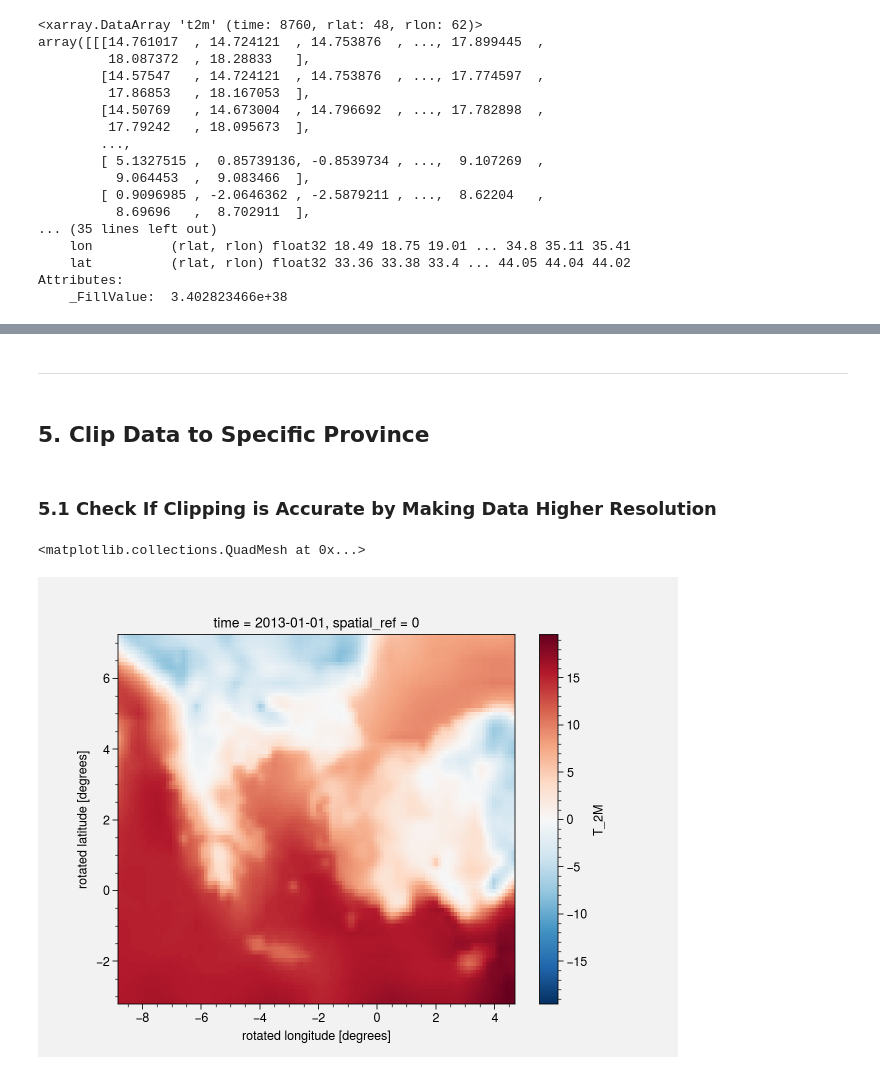
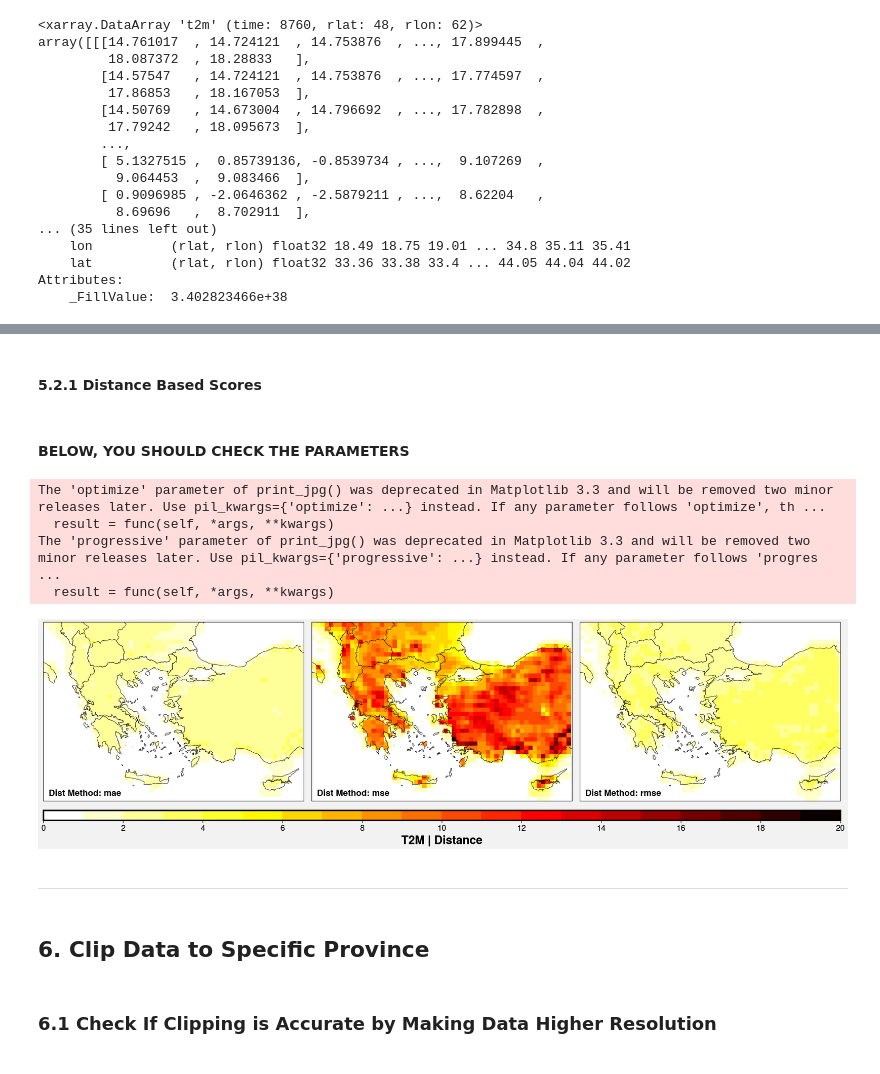
Before and after one commit to donmezkutay/Climate-Modelling-Lesson-Project, a Jupyter notebook: process_1D_graphics.ipynb, the cells around one changed output, grey strips where cells are left out. Cells and saved outputs as stored; diff of their text form; code cells hidden in the pictures.

```diff
--- a/process_1D_graphics.ipynb
+++ b/process_1D_graphics.ipynb
@@ -168,5 +282,37 @@ Attributes:
+# %% [markdown]
+#### 5.2.1 Distance Based Scores
+# %% [markdown]
+#### **BELOW, YOU SHOULD CHECK THE PARAMETERS**
+# %%
+# data
+data_df = xr_skill_dist
+
+# graphic features
+fig_array = [[1,2,3]]
+
+cmap = plt.get_cmap('hot_r')
+vmin = 0
+vmax = 20
+norm = BoundaryNorm(np.arange(vmin, vmax+1, 1), ncolors=cmap.N, clip=True)
+ticks = np.arange(vmin, vmax + 2, 2)
+graphic_no = 3
+method='Dist Method'
+difference_method = 'Distance'
+
+# projection
+crs_data = cartopy.crs.RotatedPole(**crs_parameters)
+
+plot_facet_map(data_df, cmap, vmin, vmax, norm, ticks,
+               crs_data, graphic_no, era5_var, model_level,
+               plevel, method, difference_method, fig_array)
+# %% [output]
+The 'optimize' parameter of print_jpg() was deprecated in Matplotlib 3.3 and will be removed two minor releases later. Use pil_kwargs={'optimize': ...} instead. If any parameter follows 'optimize', th ...
+  result = func(self, *args, **kwargs)
+The 'progressive' parameter of print_jpg() was deprecated in Matplotlib 3.3 and will be removed two minor releases later. Use pil_kwargs={'progressive': ...} instead. If any parameter follows 'progres ...
+  result = func(self, *args, **kwargs)
+[figure, added]
 # %% [markdown]
 --------
 # %% [markdown]
-## 5. Clip Data to Specific Province
+## 6. Clip Data to Specific Province
 # %%
@@ -175,11 +320,5 @@ province = shapefile_dt.query(f'IL == "ANTALYA"')
 # %% [markdown]
-### 5.1 Check If Clipping is Accurate by Making Data Higher Resolution
+### 6.1 Check If Clipping is Accurate by Making Data Higher Resolution
-# %%
-# test clipping accuracy
-higher_resolution(dt, x_dims, y_dims, 2)[0].plot()
-# %% [output]
-<matplotlib.collections.QuadMesh at 0x...>
-[figure, removed]
 # %%
 # test clipping accuracy
 clip_to_city(higher_resolution(dt, x_dims, y_dims, 2),
```
Also changed, not shown: parts of 28 cells of this notebook, 8 other files.
